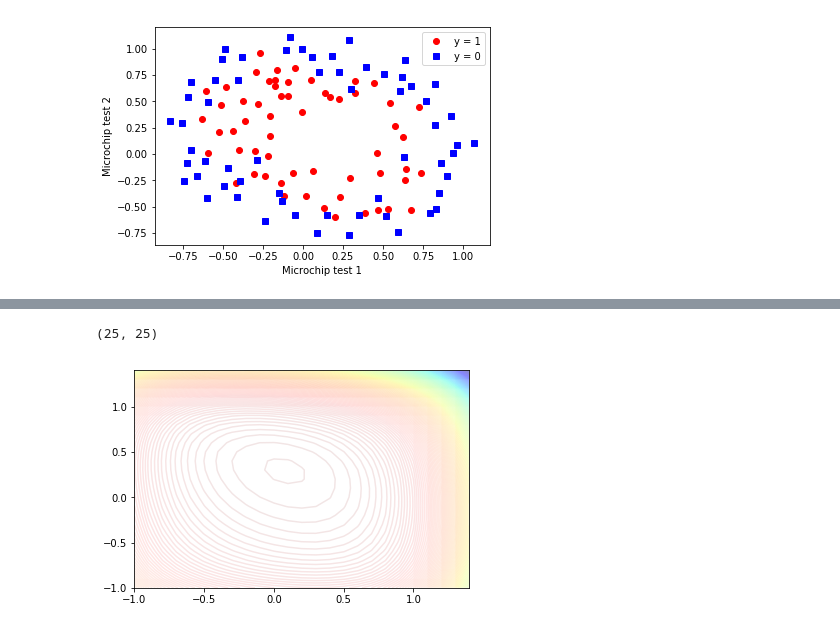
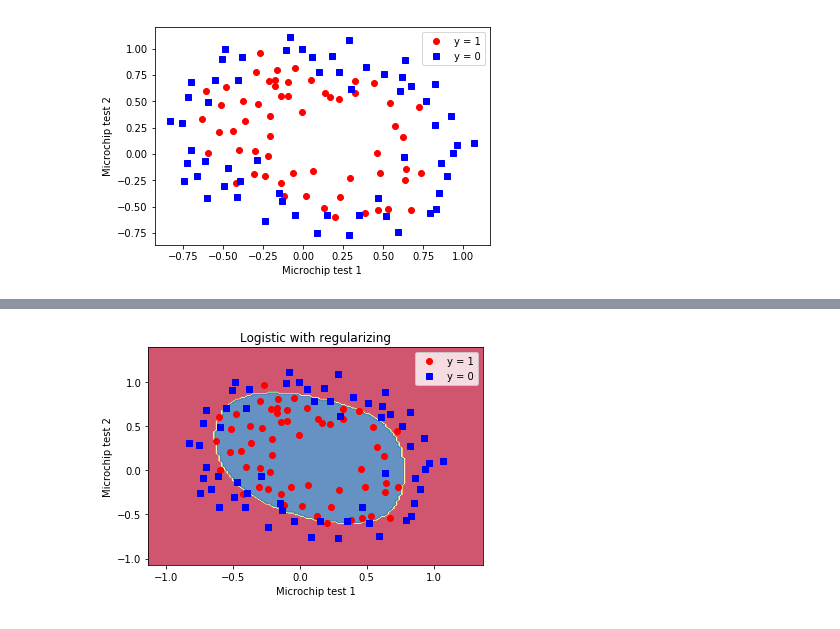
Before and after one commit to Tran-Nam/training-ARS, a Jupyter notebook: ex2/code/ex2-2.ipynb, the cells around one changed output, grey strips where cells are left out. Drawn from its saved outputs; the diff is of its cells as text; code cells hidden in the pictures.

```diff
--- a/ex2/code/ex2-2.ipynb
+++ b/ex2/code/ex2-2.ipynb
@@ -103,18 +109,45 @@ print(np.abs(predict(w_op) - Y).mean())
-# %%
-u = np.arange(-1, 1.5, .1)
-v = np.arange(-1, 1.5, .1)
-xx, yy = np.meshgrid(u, v)
-# z = np.zeros((len(u), len(v)))
-# print(xx.shape)
-xx1 = xx.ravel().reshape(xx.size, 1)
-yy1 = yy.ravel().reshape(yy.size, 1)
-x0 = mapFeature(xx1, yy1)
-# print(x0.shape)
-z0 = x0.dot(w_op)
-z0 = z0.reshape(xx.shape)
-print(z0.shape)
-plt.contour(xx, yy, z0, 200, cmap='jet', alpha=.1)
-plt.show()
-# %% [output]
-(25, 25)
-[figure, removed]
+# %%
+# axis
+xmin, xmax = X[neg][:, 0].min() - .3, X[neg][:, 0].max() + .3
+ymin, ymax= X[neg][:, 1].min() - .3, X[neg][:, 1].max() + .3
+# print(xmin, xmax)
+# print(ymin, ymax)
+
+# grid
+xx, yy = np.meshgrid(np.arange(xmin, xmax, .02), np.arange(ymin, ymax, .02))
+
+# feature
+grid = np.c_[xx.ravel(), yy.ravel()] #concatenate
+# print(grid.shape)
+gridFeaMap = mapFeature(grid[:,0], grid[:,1]) #feature Mapping
+# print(gridFeaMap.shape)
+z = predict(w_op, gridFeaMap) #predict
+# print(z.shape)
+# print(z[0])
+
+# classification
+prepos = np.where(z >= .5)[0]
+preneg = np.where(z < .5)[0]
+z[preneg] = 0 #label
+z[prepos] = 1
+# print(prepos.shape)
+# print(preneg.shape)
+# print(z.shape)
+z = z.reshape(xx.shape)
+# %%
+# plot origin data
+pos = np.where(Y == 1)[0]
+neg = np.where(Y == 0)[0]
+plt.plot(X[pos][:, 0], X[pos][:, 1], 'ro', label='y = 1')
+plt.plot(X[neg][:, 0], X[neg][:, 1], 'bs', label='y = 0')
+plt.legend()
+plt.xlabel('Microchip test 1')
+plt.ylabel('Microchip test 2')
+plt.title('Logistic with regularizing')
+
+# plot decsboundary
+plt.contourf(xx, yy, z, alpha=.8, cmap=plt.cm.Spectral)
+# plt.savefig(fname='alpha=%.2f.png'%alpha)
+plt.show()
+# %% [output]
+[figure, added]
```
Also changed, not shown: parts of 16 cells of this notebook, 7 other files.
